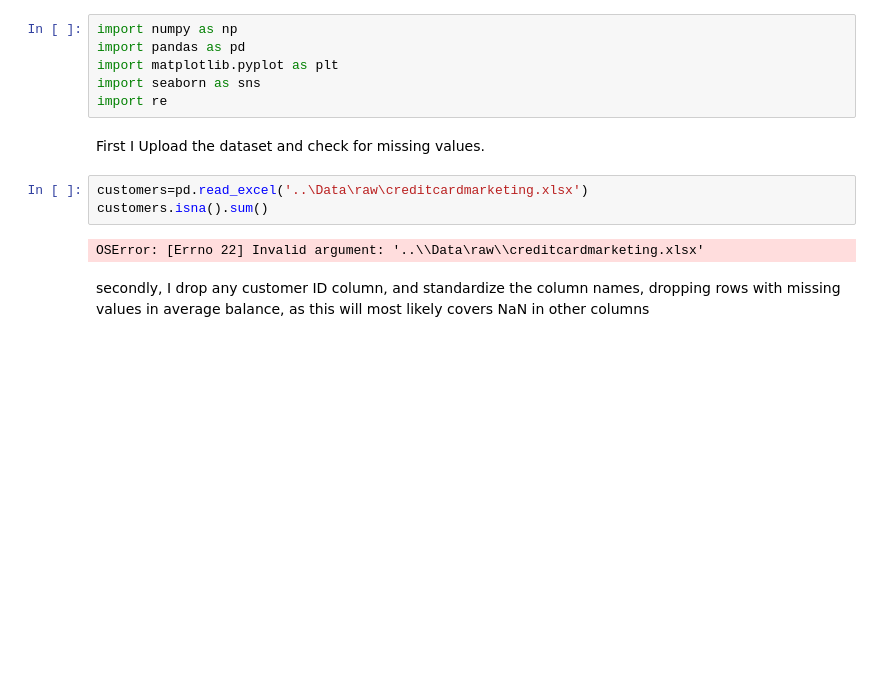
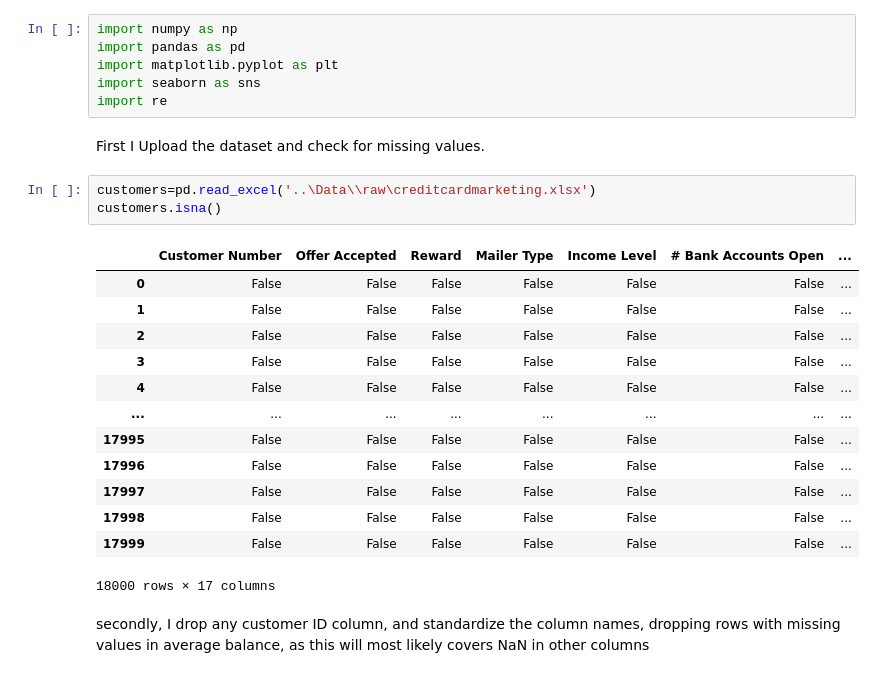
Before and after one commit to Amuyen/midbootcamp-project, a Jupyter notebook: notebooks/cleaning.ipynb, the cells around one changed output. Drawn from its saved outputs; the diff is of its cells as text; blank space fills up the shorter version.

```diff
--- a/notebooks/cleaning.ipynb
+++ b/notebooks/cleaning.ipynb
@@ -7,10 +7,22 @@ import re
 # %% [markdown]
 First I Upload the dataset and check for missing values.
 # %%
-customers=pd.read_excel('..\Data\raw\creditcardmarketing.xlsx')
-customers.isna().sum()
+customers=pd.read_excel('..\Data\\raw\creditcardmarketing.xlsx')
+customers.isna()
 # %% [output]
+|  | Customer Number | Offer Accepted | Reward | Mailer Type | Income Level | # Bank Accounts Open | ... |
+| 0 | False | False | False | False | False | False | ... |
+| 1 | False | False | False | False | False | False | ... |
+| 2 | False | False | False | False | False | False | ... |
+| 3 | False | False | False | False | False | False | ... |
+| 4 | False | False | False | False | False | False | ... |
+| ... | ... | ... | ... | ... | ... | ... | ... |
+| 17995 | False | False | False | False | False | False | ... |
+| 17996 | False | False | False | False | False | False | ... |
+| 17997 | False | False | False | False | False | False | ... |
+| 17998 | False | False | False | False | False | False | ... |
+| 17999 | False | False | False | False | False | False | ... |
-OSError: [Errno 22] Invalid argument: '..\\Data\raw\\creditcardmarketing.xlsx'
+18000 rows × 17 columns
 # %% [markdown]
 secondly, I drop any customer ID column, and standardize the column names, dropping rows with missing values in average balance, as this will most likely covers NaN in other columns
 # %%
```
Also changed, not shown: parts of 22 cells of this notebook.
